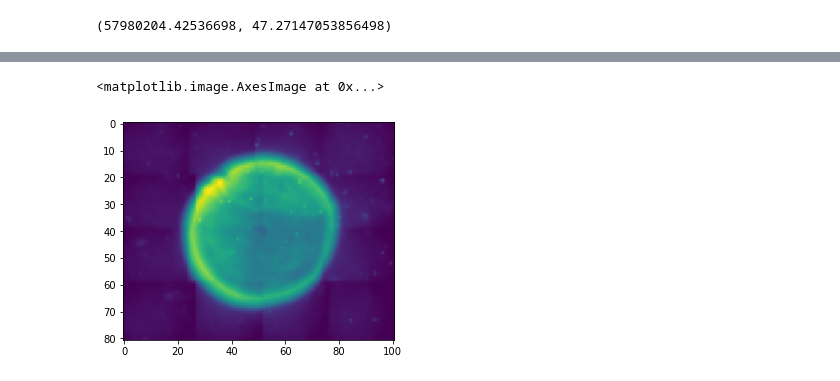
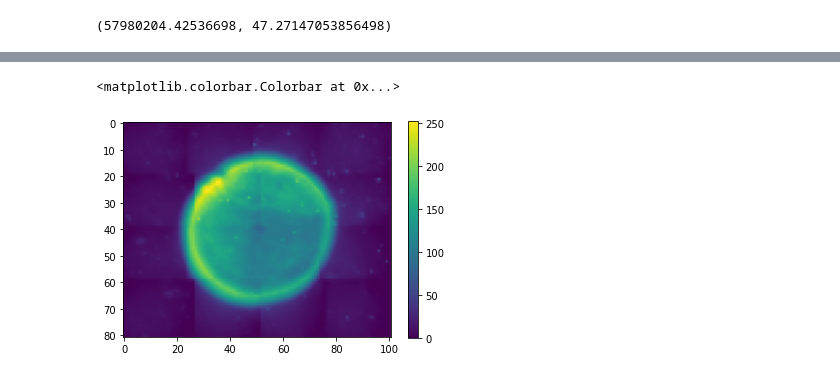
Before and after one commit to sultannazir/MS_codes, a Jupyter notebook: MS_codes/Monoculture/optimization.ipynb, the cells around one changed output, grey strips where cells are left out. Drawn from its saved outputs; the diff is of its cells as text; code cells hidden in the pictures.

```diff
--- a/MS_codes/Monoculture/optimization.ipynb
+++ b/MS_codes/Monoculture/optimization.ipynb
@@ -354,5 +566,6 @@ plt.imshow(C_time[-1])
 # %%
 plt.imshow(Phase[-1])
+plt.colorbar()
 # %% [output]
-<matplotlib.image.AxesImage at 0x...>
+<matplotlib.colorbar.Colorbar at 0x...>
-[figure, old version]
+[figure, new version]
```
Also changed, not shown: parts of 46 cells of this notebook, 1 other file.
